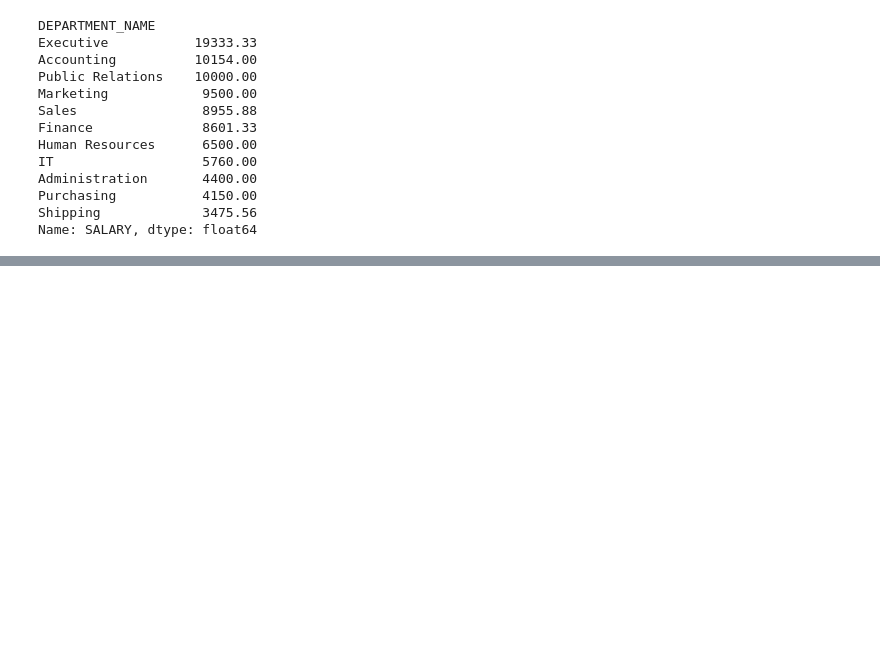
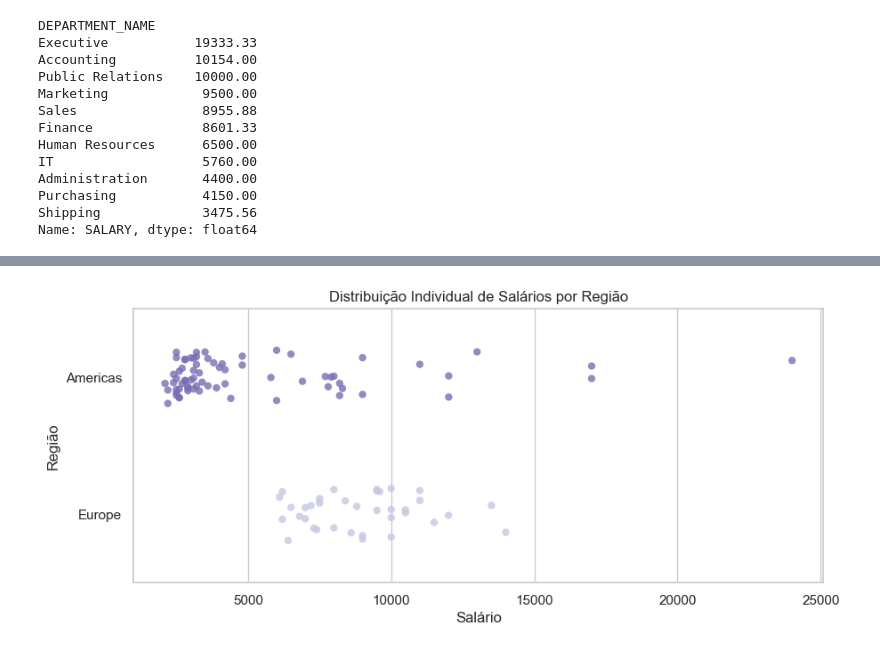
Before and after one commit to AnaysaLopes/visualizacao-dados-bi-hr, a Jupyter notebook: analise_rh.ipynb, the cells around one changed output, grey strips where cells are left out. Cells and saved outputs as stored; diff of their text form; code cells hidden in the pictures; blank space fills up the shorter version.

```diff
--- a/analise_rh.ipynb
+++ b/analise_rh.ipynb
@@ -208,0 +257,12 @@ Name: count, dtype: int64
+# %%
+#### QUERY 2
+
+## Gráfico de Dispersão Individual por Região
+plt.figure(figsize=(10, 4))
+sns.stripplot(x='SALARY', y='REGION_NAME', data=df_query02, palette='Purples_r', size=6, jitter=0.2, alpha=0.8, hue='REGION_NAME', legend=False)
+plt.title('Distribuição Individual de Salários por Região')
+plt.xlabel('Salário')
+plt.ylabel('Região')
+plt.show()
+# %% [output]
+[figure, added]
```
Also changed, not shown: parts of 4 cells of this notebook.
